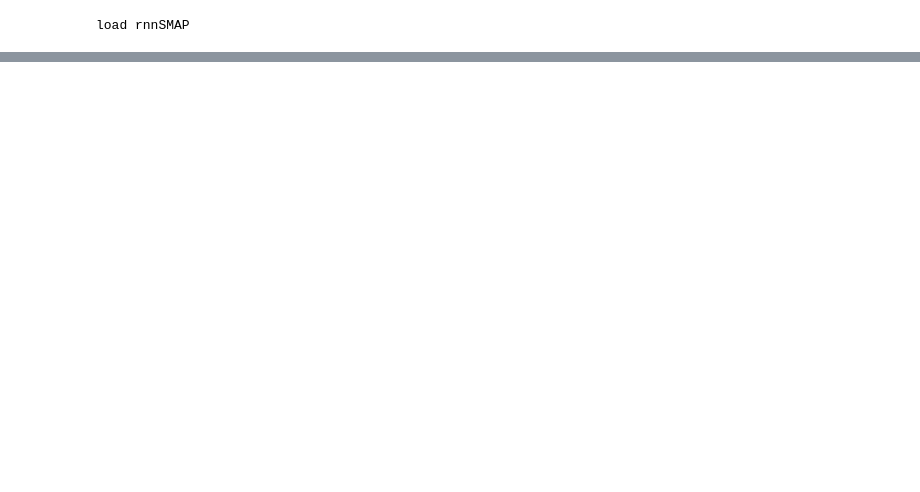
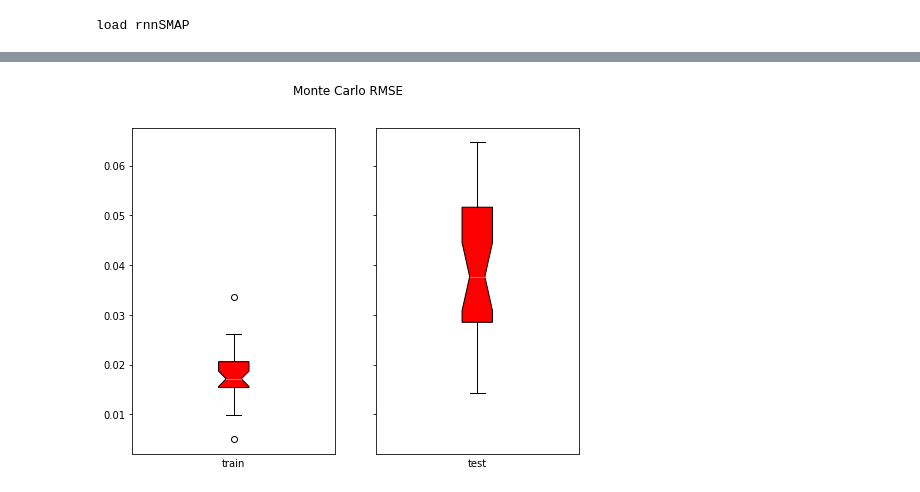
Before and after one commit to mhpi/hydroDL, a Jupyter notebook: MonteCarlo.ipynb, the cells around one changed output, grey strips where cells are left out. Saved outputs shown, nothing was run; the diff lists cells and outputs as text; code cells hidden in the pictures; blank space fills up the shorter version.

Commit message:
My LSTM imple - not working

```diff
--- a/MonteCarlo.ipynb
+++ b/MonteCarlo.ipynb
@@ -48,0 +66,10 @@ RuntimeError: expected a non-empty list of Tensors
+# %%
+out = 'mc'
+testName = 'CONUSv16f1'
+rootDB = rnnSMAP.kPath['DB_L3_NA']
+rootOut = rnnSMAP.kPath['Out_L3_NA']
+# %%
+ds1 = rnnSMAP.classDB.DatasetPost(rootDB=rootDB, subsetName=testName, yrLst=[2017])# define dataset
+ds1.readData(var='SMAP_AM', field='SMAP')# read target
+ds1.readPred(rootOut=rootOut, out=out, drMC=0, field='LSTM')# read prediction
+statErr1 = ds1.statCalError(predField='LSTM', targetField='SMAP')# calculate error
@@ -48,0 +90,5 @@ RuntimeError: expected a non-empty list of Tensors
+# %%
+ds2 = rnnSMAP.classDB.DatasetPost(rootDB=rootDB, subsetName=testName, yrLst=[2015, 2016])
+ds2.readData(var='SMAP_AM', field='SMAP')
+ds2.readPred(rootOut=rootOut, out=out, drMC=0, field='LSTM')
+statErr2 = ds2.statCalError(predField='LSTM', targetField='SMAP')
@@ -48,0 +117,6 @@ RuntimeError: expected a non-empty list of Tensors
+# %%
+strE = 'RMSE'
+dataErr = [getattr(statErr1, strE), getattr(statErr2, strE)]
+fig = rnnSMAP.funPost.plotBox(dataErr, labelC=['train', 'test'], title='Monte Carlo ' + strE)
+# %% [output]
+[figure, added]
```
Also changed, not shown: parts of 3 cells of this notebook, 3 other files.
